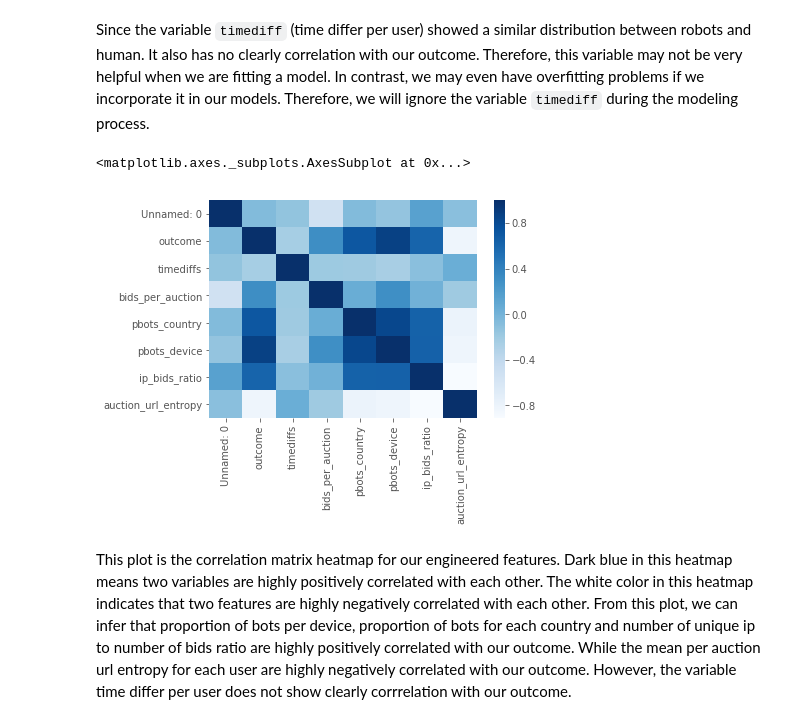
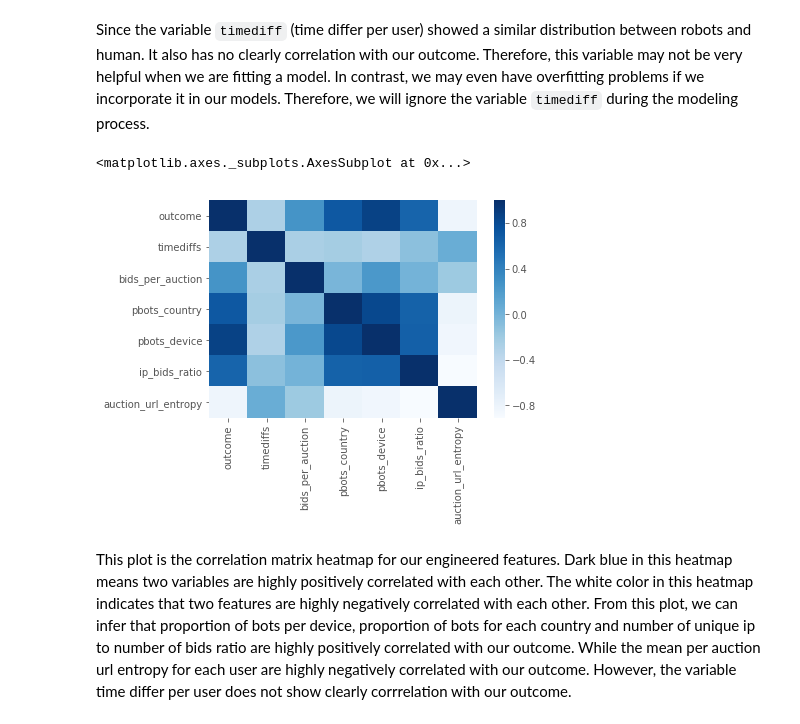
Before and after one commit to crystalxs/Human-or-Robot, a Jupyter notebook: final_project_checkin.ipynb, the cells around one changed output. Drawn from its saved outputs; the diff is of its cells as text; code cells hidden in the pictures.

```diff
--- a/final_project_checkin.ipynb
+++ b/final_project_checkin.ipynb
@@ -348,4 +366,5 @@ bids.to_csv("featured.csv")
 # %%
-bids = pd.read_csv("featured.csv")
+bid = pd.read_csv("featured.csv")
+bid = bid.iloc[:, 1:8]
 # %% [markdown]
 ### 2.2 Data visualization
@@ -402,16 +423,16 @@ plt.show()
 # %% [markdown]
 Since the variable `timediff` (time differ per user) showed a similar distribution between robots and human. It also has  no clearly correlation with our outcome. Therefore, this variable may not be very helpful when we are fitting a model. In contrast, we may even have overfitting problems if we incorporate it in our models. Therefore, we will ignore the variable `timediff` during the modeling process.
 # %%
-corr_matrix = bids.corr()
 # Plot the correlation matrix for the numerical values
+corr_matrix = bid.corr()
 sns.heatmap(corr_matrix.corr(),
             xticklabels=corr_matrix.corr().columns,
             yticklabels=corr_matrix.corr().columns,
             cmap="Blues",
             fmt='d')
 # %% [output]
 <matplotlib.axes._subplots.AxesSubplot at 0x...>
-[figure, old version]
+[figure, new version]
 # %% [markdown]
 This plot is  the correlation matrix heatmap for our engineered features.  Dark blue in this heatmap means two variables  are highly positively correlated with each other. The white color in this heatmap indicates that two features are highly negatively correlated with each other.  From this plot, we can infer that proportion of bots per device, proportion of bots for each country and  number of unique ip to number of bids ratio are highly positively correlated with our outcome. While the mean per auction url entropy for each user are highly negatively correlated with our outcome. However, the variable time differ per user does not show clearly corrrelation with our outcome.
 # %% [markdown]
```
Also changed, not shown: parts of 33 cells of this notebook, 2 other files.
